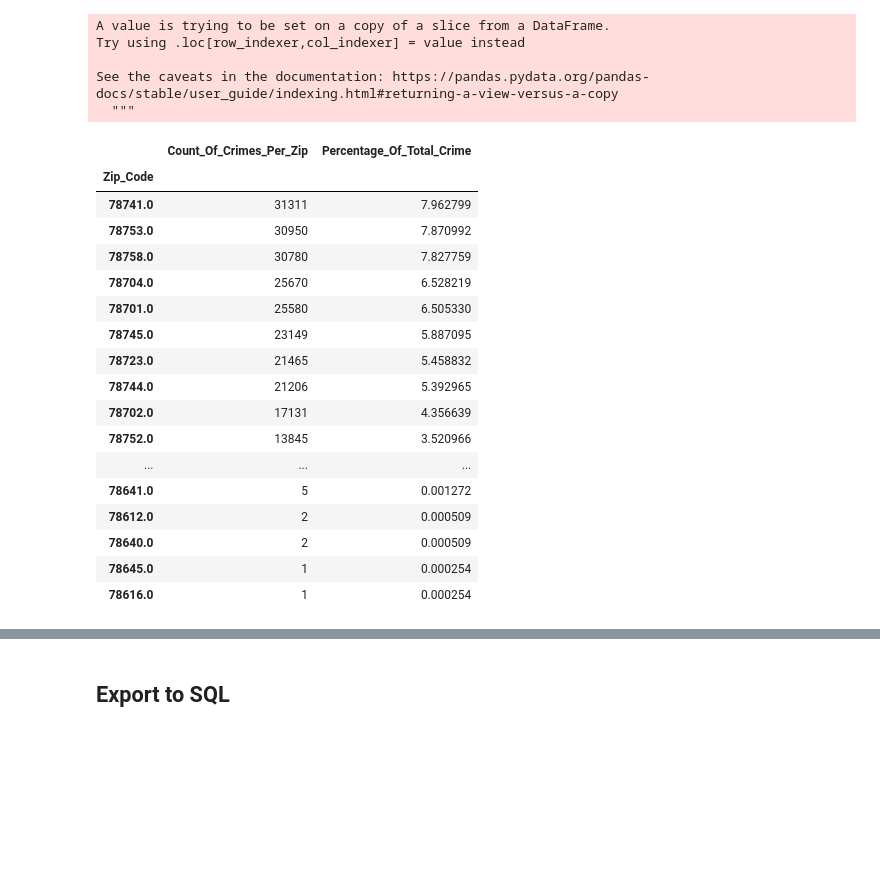
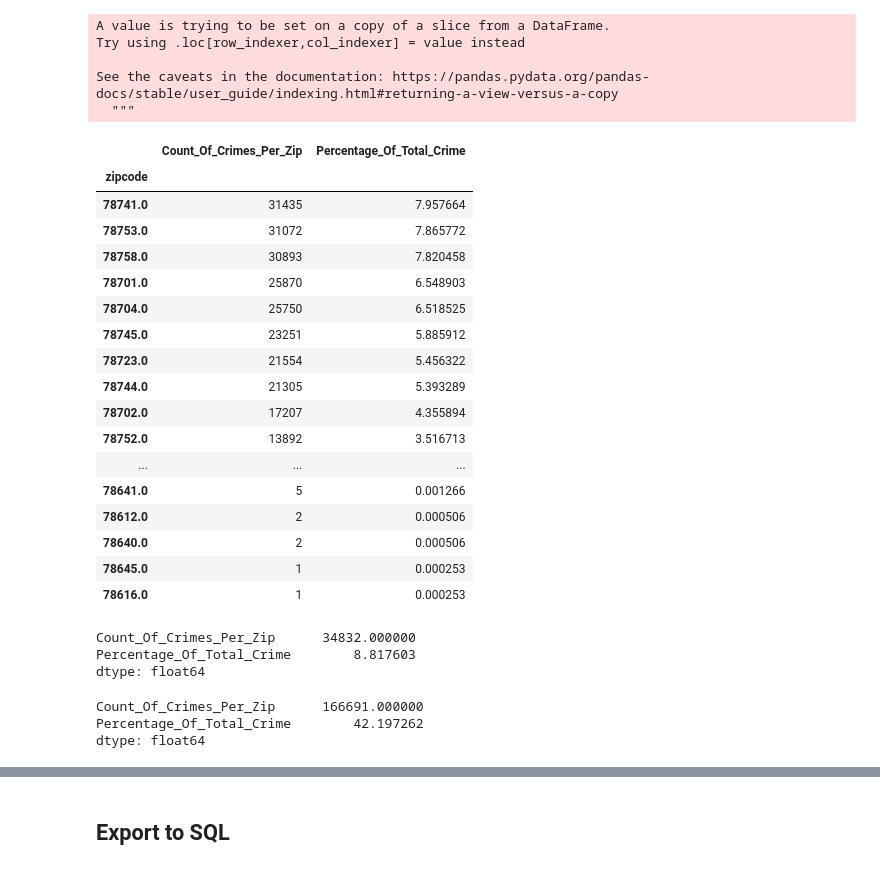
Before and after one commit to kellykindla/FinalProject, a Jupyter notebook: Cleaning_and_DB_connection.ipynb, the cells around one changed output, grey strips where cells are left out. Cells and saved outputs as stored; diff of their text form; code cells hidden in the pictures; blank space fills up the shorter version.

```diff
--- a/Cleaning_and_DB_connection.ipynb
+++ b/Cleaning_and_DB_connection.ipynb
@@ -195,6 +220,8 @@ raw_crime_df.sample(5)
 raw_crime_df.columns = raw_crime_df.columns.str.replace(' ','_')
 #create a year column for occurred date
 raw_crime_df['year'] = pd.DatetimeIndex(raw_crime_df['Occurred_Date']).year
+#Rename zipcode column to marge both datasets
+raw_crime_df.rename(columns={"Zip_Code":"zipcode"}, inplace=True)
 # %%
 #filter dataframe to be between 2018-2021
 filtered_crime_df = raw_crime_df[raw_crime_df['year']>=2018]
@@ -237,5 +231,0 @@ offense_counts[offense_counts >= 0.0001].sum()
-# %%
-#Since the majority of offenses are higher than or equal to 0.001, will drop offenses that are lower than that
-low_offense=offense_counts[offense_counts < 0.0001].index
-filtered_crime_df = filtered_crime_df[filtered_crime_df['Highest_Offense_Description'].isin(low_offense) == False]
-filtered_crime_df['Highest_Offense_Description'].nunique()
@@ -285,4 +260,4 @@ Name: Category_Description, dtype: int64
 # %%
 #dropping nulls of important columns -- dropping latitude will remove rape occurances
-clean_df = dropped_col_df.dropna(axis=0, subset=["Location_Type","Zip_Code","Census_Tract"
+clean_df = dropped_col_df.dropna(axis=0, subset=["Location_Type","zipcode","Census_Tract"
                                            ,"Latitude"])
@@ -341,31 +313,47 @@ See the caveats in the documentation: https://pandas.pydata.org/pandas-docs/stab
   """
 # %%
 ## Count of crime per zipcode for 2018-2021
-zipcode_grouped_df = clean_df.groupby(['Zip_Code']).count()
+zipcode_grouped_df = clean_df.groupby(['zipcode']).count()
 zipcode_crimecount_df=zipcode_grouped_df['Highest_Offense_Code'].to_frame()
 zipcode_crimecount_df.rename(columns={'Highest_Offense_Code':'Count_Of_Crimes_Per_Zip'}, inplace=True)
 # Calculating Percentage of Crime Count per ZipCode
 zipcode_crimecount_df['Percentage_Of_Total_Crime'] = (zipcode_crimecount_df['Count_Of_Crimes_Per_Zip'] /
                   zipcode_crimecount_df['Count_Of_Crimes_Per_Zip'].sum()) * 100
 
 # Show the dataframe
 zipcode_crimecount_df.sort_values(by=['Count_Of_Crimes_Per_Zip'], ascending=False)
 # %% [output]
 |  | Count_Of_Crimes_Per_Zip | Percentage_Of_Total_Crime |
-| Zip_Code |  |  |
-| 78741.0 | 31311 | 7.962799 |
-| 78753.0 | 30950 | 7.870992 |
-| 78758.0 | 30780 | 7.827759 |
-| 78704.0 | 25670 | 6.528219 |
-| 78701.0 | 25580 | 6.505330 |
-| 78745.0 | 23149 | 5.887095 |
-| 78723.0 | 21465 | 5.458832 |
-| 78744.0 | 21206 | 5.392965 |
-| 78702.0 | 17131 | 4.356639 |
-| 78752.0 | 13845 | 3.520966 |
+| zipcode |  |  |
+| 78741.0 | 31435 | 7.957664 |
+| 78753.0 | 31072 | 7.865772 |
+| 78758.0 | 30893 | 7.820458 |
+| 78701.0 | 25870 | 6.548903 |
+| 78704.0 | 25750 | 6.518525 |
+| 78745.0 | 23251 | 5.885912 |
+| 78723.0 | 21554 | 5.456322 |
+| 78744.0 | 21305 | 5.393289 |
+| 78702.0 | 17207 | 4.355894 |
+| 78752.0 | 13892 | 3.516713 |
 | ... | ... | ... |
-| 78641.0 | 5 | 0.001272 |
-| 78612.0 | 2 | 0.000509 |
-| 78640.0 | 2 | 0.000509 |
-| 78645.0 | 1 | 0.000254 |
-| 78616.0 | 1 | 0.000254 |
+| 78641.0 | 5 | 0.001266 |
+| 78612.0 | 2 | 0.000506 |
+| 78640.0 | 2 | 0.000506 |
+| 78645.0 | 1 | 0.000253 |
+| 78616.0 | 1 | 0.000253 |
+# %%
+#Sum offenses with a value of 0.0001 or higher
+zipcode_crimecount_df[zipcode_crimecount_df['Percentage_Of_Total_Crime'] <= 0.9].sum()
+#lower end
+# %% [output]
+Count_Of_Crimes_Per_Zip      34832.000000
+Percentage_Of_Total_Crime        8.817603
+dtype: float64
+# %%
+#Sum offenses with a value of 0.0001 or higher
+zipcode_crimecount_df[zipcode_crimecount_df['Percentage_Of_Total_Crime'] <= 4].sum()
+#mediano
+# %% [output]
+Count_Of_Crimes_Per_Zip      166691.000000
+Percentage_Of_Total_Crime        42.197262
+dtype: float64
```
Also changed, not shown: parts of 25 cells of this notebook, 3 other files.
